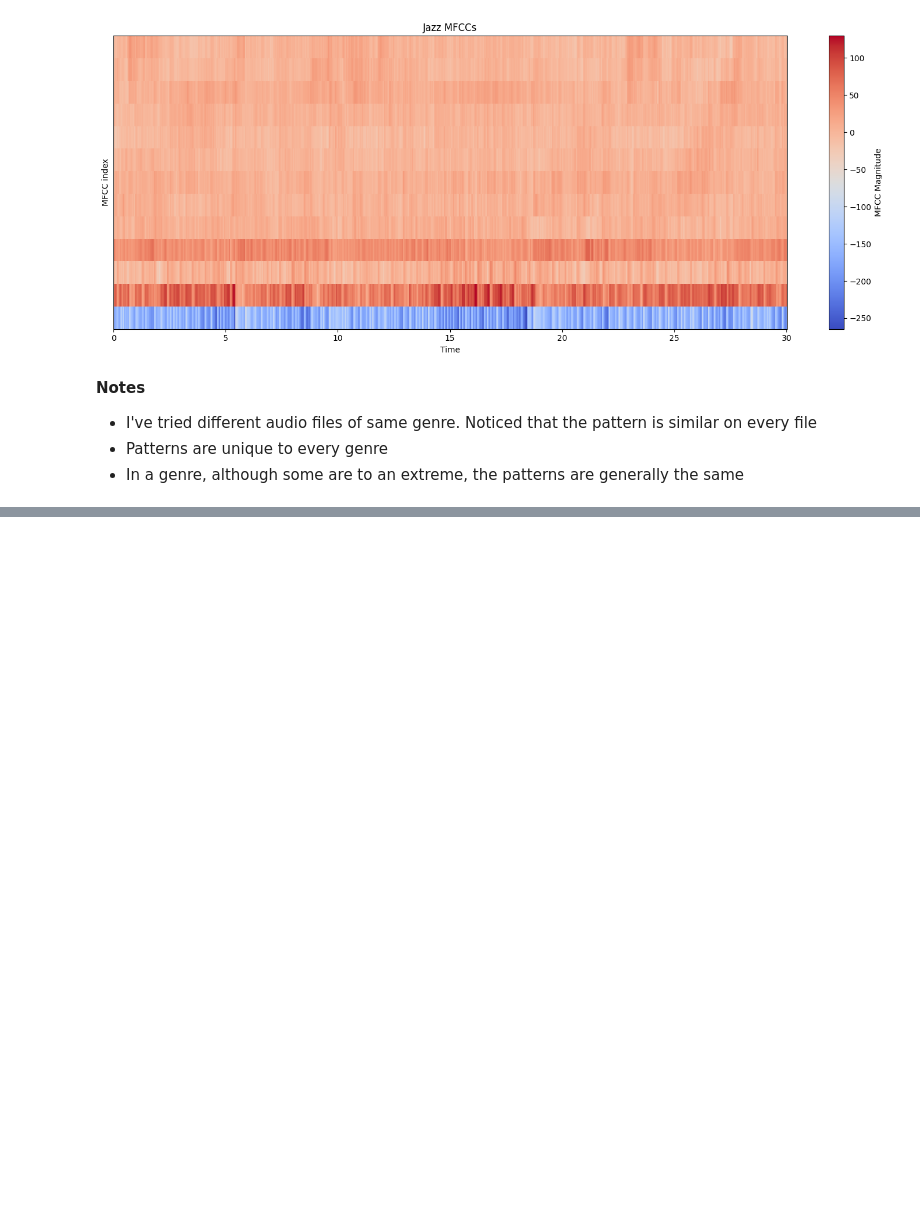
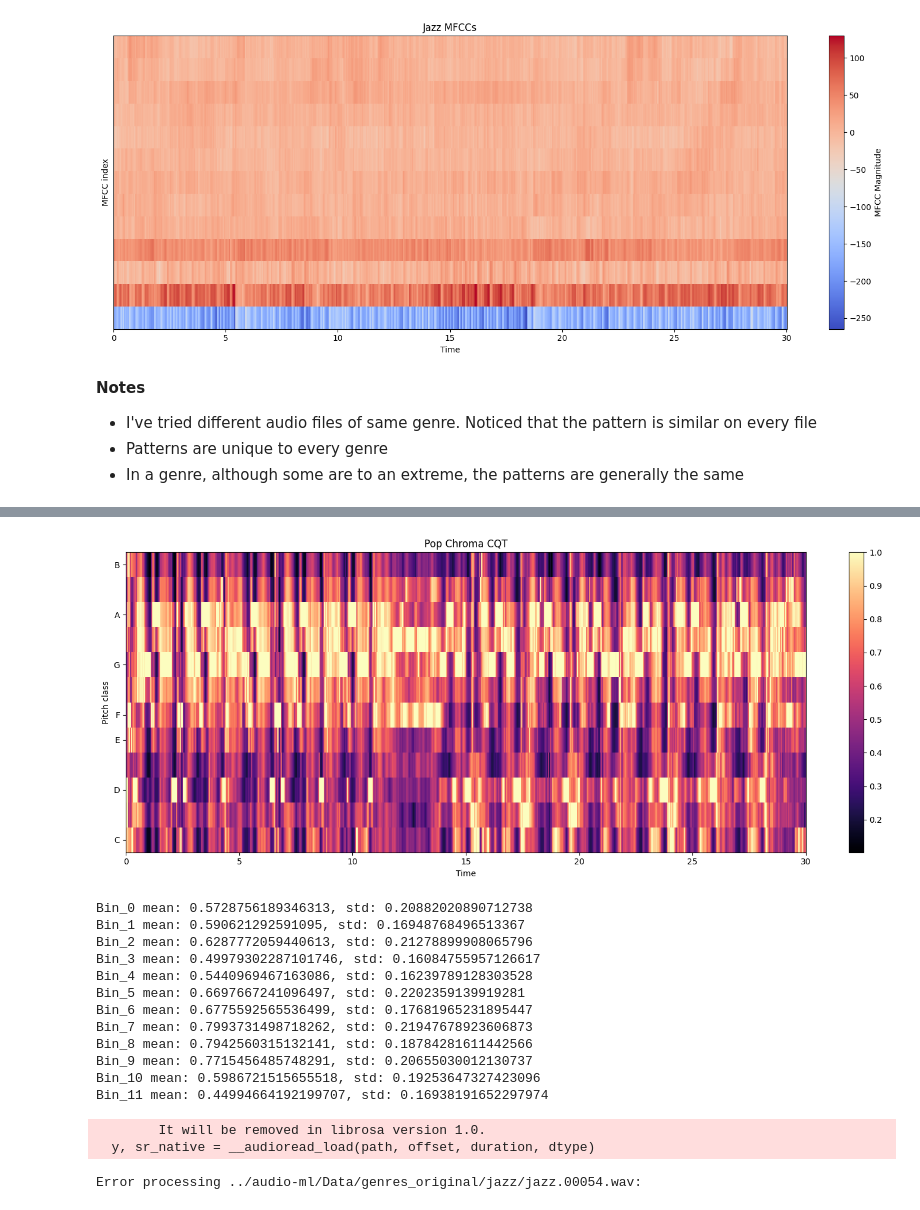
Before and after one commit to kelvin17-glitch/ML-Audio, a Jupyter notebook: audio-ml2.ipynb, the cells around one changed output, grey strips where cells are left out. Drawn from its saved outputs; the diff is of its cells as text; code cells hidden in the pictures; blank space fills up the shorter version.

```diff
--- a/audio-ml2.ipynb
+++ b/audio-ml2.ipynb
@@ -220,0 +336,55 @@ plot_mfccs(audiopath=jazz_files[1], genre="Jazz")
+# %%
+# chroma_cqt plot function
+def plot_chroma_cqt(audiopath, genre):
+    # Load file
+    y, sr = librosa.load(audiopath, sr=None)
+    # Instatiate chroma_cens
+    chroma_cqt = librosa.feature.chroma_cqt(y=y, sr=sr)
+    # Plot
+    plt.figure(figsize=(15,6))
+    librosa.display.specshow(chroma_cqt, y_axis="chroma", x_axis="time", hop_length=512)
+    plt.title(f"{genre} Chroma CQT")
+    plt.colorbar()
+    plt.tight_layout()
+    plt.show()
+    # Summary stats
+    for i, v in enumerate(chroma_cqt):
+        print(f"Bin_{i} mean: {np.mean(v)}, std: {np.std(v)}")
+# %%
+# Plot pop chroma_cqt
+plot_chroma_cqt(pop_files[1], genre="Pop")
+# %% [output]
+[figure, added]
+Bin_0 mean: 0.5728756189346313, std: 0.20882020890712738
+Bin_1 mean: 0.590621292591095, std: 0.16948768496513367
+Bin_2 mean: 0.6287772059440613, std: 0.21278899908065796
+Bin_3 mean: 0.49979302287101746, std: 0.16084755957126617
+Bin_4 mean: 0.5440969467163086, std: 0.16239789128303528
+Bin_5 mean: 0.6697667241096497, std: 0.2202359139919281
+Bin_6 mean: 0.6775592565536499, std: 0.17681965231895447
+Bin_7 mean: 0.7993731498718262, std: 0.21947678923606873
+Bin_8 mean: 0.7942560315132141, std: 0.18784281611442566
+Bin_9 mean: 0.7715456485748291, std: 0.20655030012130737
+Bin_10 mean: 0.5986721515655518, std: 0.19253647327423096
+Bin_11 mean: 0.44994664192199707, std: 0.16938191652297974
+# %%
+# Extraction loop
+all_features = []
+all_labels = []
+
+for file_path, label in tqdm(file_list):
+    try:
+        features = extract_features(file_path) # Extract function
+        # Add filename/label if needed
+        features['filename'] = os.path.basename(file_path)
+        features['label'] = label
+        all_features.append(features)
+    except Exception as e:
+        print(f"Error processing {file_path}: {e}")
+        # Optionally log errors to a file
+
+feature_df = pd.DataFrame(all_features)
+# %% [output]
+        It will be removed in librosa version 1.0.
+  y, sr_native = __audioread_load(path, offset, duration, dtype)
+Error processing ../audio-ml/Data/genres_original/jazz/jazz.00054.wav:
```
Also changed, not shown: parts of 12 cells of this notebook.
